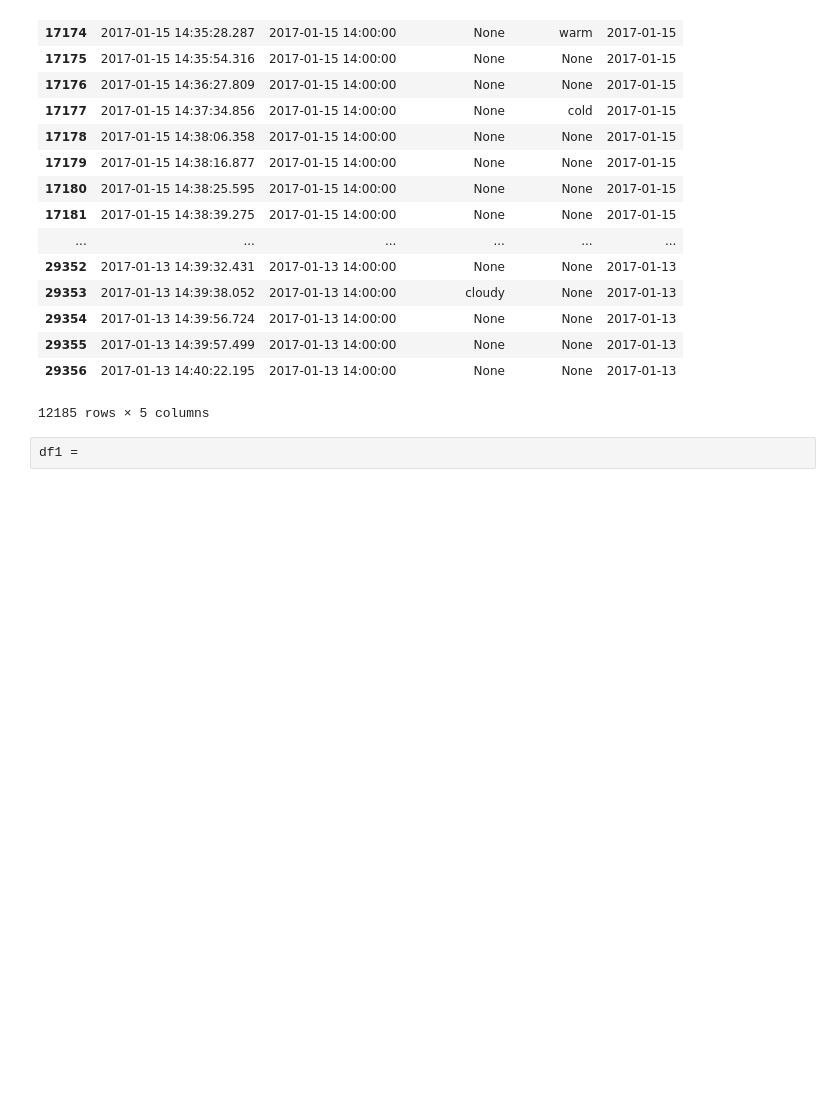
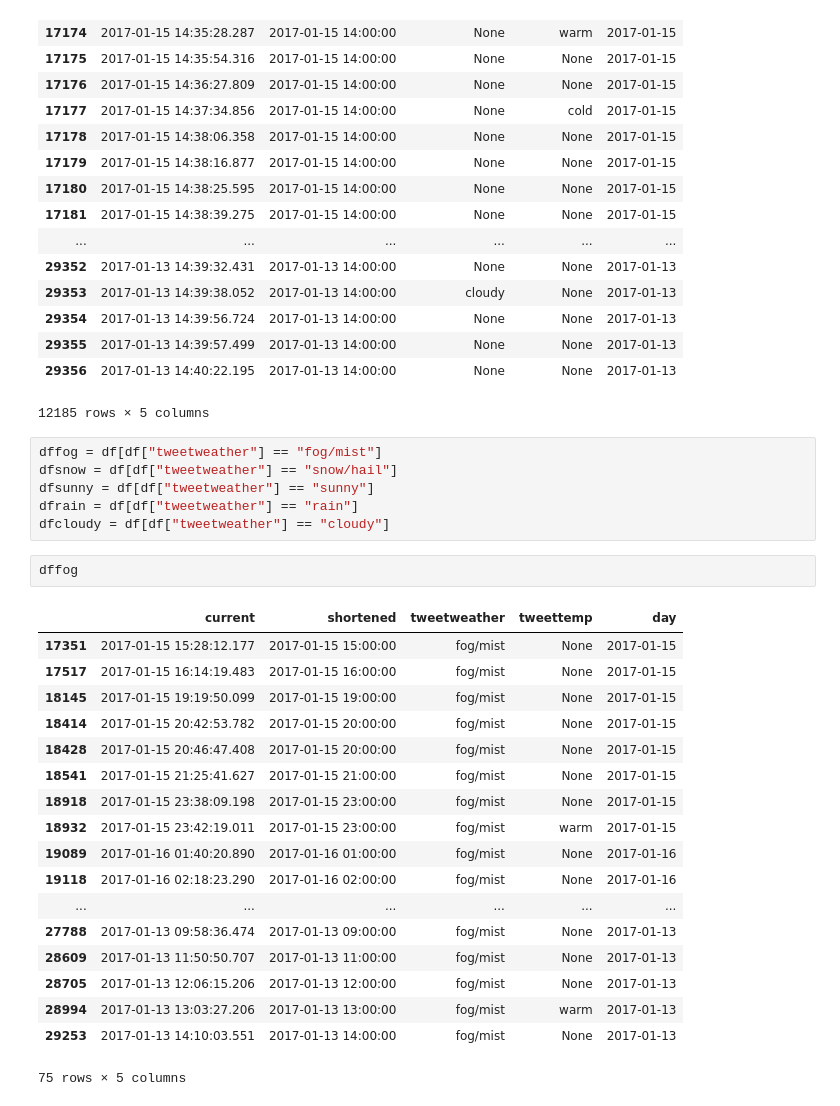
Before and after one commit to AdamNew1/twitterdata, a Jupyter notebook: timgraphs/weather time scale .ipynb, the cells around one changed output. Saved outputs shown, nothing was run; the diff lists cells and outputs as text; blank space fills up the shorter version.

```diff
--- a/timgraphs/weather time scale .ipynb
+++ b/timgraphs/weather time scale .ipynb
@@ -82,5 +150,30 @@ df
 | 29355 | 2017-01-13 14:39:57.499 | 2017-01-13 14:00:00 | None | None | 2017-01-13 |
 | 29356 | 2017-01-13 14:40:22.195 | 2017-01-13 14:00:00 | None | None | 2017-01-13 |
 12185 rows × 5 columns
-# %%
-df1 =
+# %%
+dffog = df[df["tweetweather"] == "fog/mist"]
+dfsnow = df[df["tweetweather"] == "snow/hail"]
+dfsunny = df[df["tweetweather"] == "sunny"]
+dfrain = df[df["tweetweather"] == "rain"]
+dfcloudy = df[df["tweetweather"] == "cloudy"]
+# %%
+dffog
+# %% [output]
+|  | current | shortened | tweetweather | tweettemp | day |
+| 17351 | 2017-01-15 15:28:12.177 | 2017-01-15 15:00:00 | fog/mist | None | 2017-01-15 |
+| 17517 | 2017-01-15 16:14:19.483 | 2017-01-15 16:00:00 | fog/mist | None | 2017-01-15 |
+| 18145 | 2017-01-15 19:19:50.099 | 2017-01-15 19:00:00 | fog/mist | None | 2017-01-15 |
+| 18414 | 2017-01-15 20:42:53.782 | 2017-01-15 20:00:00 | fog/mist | None | 2017-01-15 |
+| 18428 | 2017-01-15 20:46:47.408 | 2017-01-15 20:00:00 | fog/mist | None | 2017-01-15 |
+| 18541 | 2017-01-15 21:25:41.627 | 2017-01-15 21:00:00 | fog/mist | None | 2017-01-15 |
+| 18918 | 2017-01-15 23:38:09.198 | 2017-01-15 23:00:00 | fog/mist | None | 2017-01-15 |
+| 18932 | 2017-01-15 23:42:19.011 | 2017-01-15 23:00:00 | fog/mist | warm | 2017-01-15 |
+| 19089 | 2017-01-16 01:40:20.890 | 2017-01-16 01:00:00 | fog/mist | None | 2017-01-16 |
+| 19118 | 2017-01-16 02:18:23.290 | 2017-01-16 02:00:00 | fog/mist | None | 2017-01-16 |
+| ... | ... | ... | ... | ... | ... |
+| 27788 | 2017-01-13 09:58:36.474 | 2017-01-13 09:00:00 | fog/mist | None | 2017-01-13 |
+| 28609 | 2017-01-13 11:50:50.707 | 2017-01-13 11:00:00 | fog/mist | None | 2017-01-13 |
+| 28705 | 2017-01-13 12:06:15.206 | 2017-01-13 12:00:00 | fog/mist | None | 2017-01-13 |
+| 28994 | 2017-01-13 13:03:27.206 | 2017-01-13 13:00:00 | fog/mist | warm | 2017-01-13 |
+| 29253 | 2017-01-13 14:10:03.551 | 2017-01-13 14:00:00 | fog/mist | None | 2017-01-13 |
+75 rows × 5 columns
```
Also changed, not shown: parts of 29 cells of this notebook, 1 other file.
